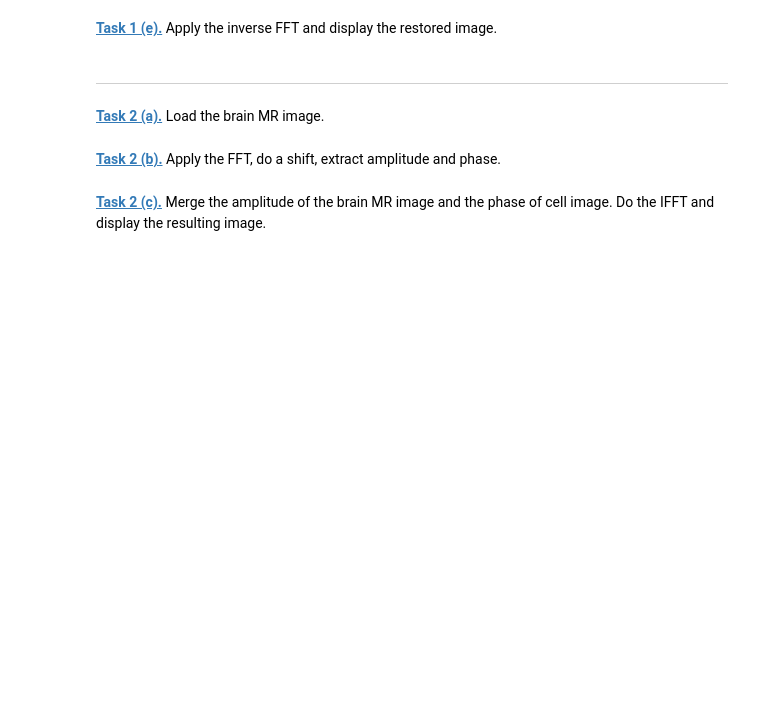
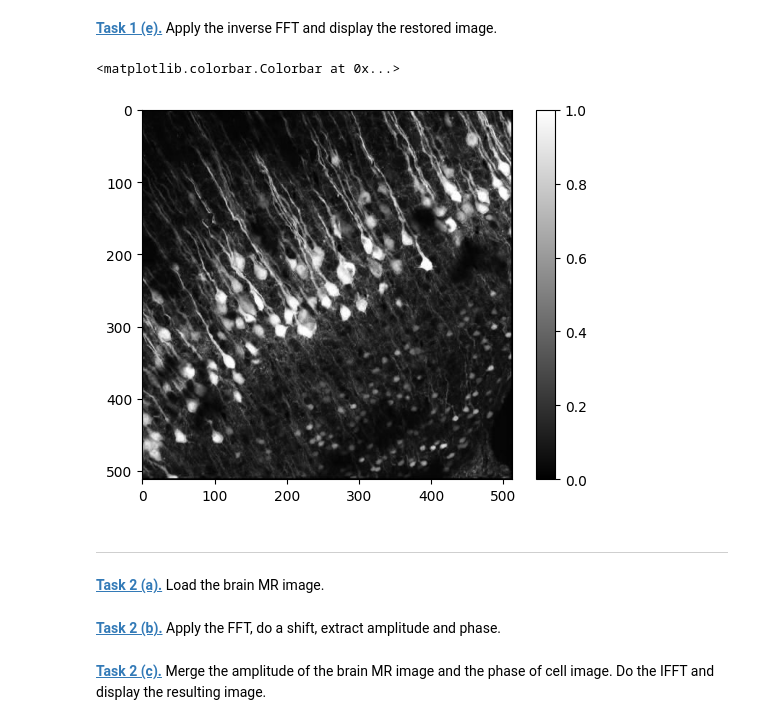
Before and after one commit to MiaRaedlein/mobi-fs5-python, a Jupyter notebook: fourier.ipynb, the cells around one changed output. Saved outputs shown, nothing was run; the diff lists cells and outputs as text; code cells hidden in the pictures; blank space fills up the shorter version.

```diff
--- a/fourier.ipynb
+++ b/fourier.ipynb
@@ -24,5 +59,18 @@ plt.imshow(phase, 'gray')
 # %% [markdown]
 **[Task 1 (e).]()** Apply the inverse FFT and display the restored image.
+# %%
+cell_ft_unshifted = np.fft.ifftshift(cell_ft_shift)
+
+cell_restored_complex = np.fft.ifft2(cell_ft_unshifted)
+
+cell_restored = cell_restored_complex.real
+
+plt.figure()
+plt.imshow(cell_restored, 'gray')
+plt.colorbar()
+# %% [output]
+<matplotlib.colorbar.Colorbar at 0x...>
+[figure, added]
 # %% [markdown]
 ---
 # %% [markdown]
```
Also changed, not shown: parts of 11 cells of this notebook.
